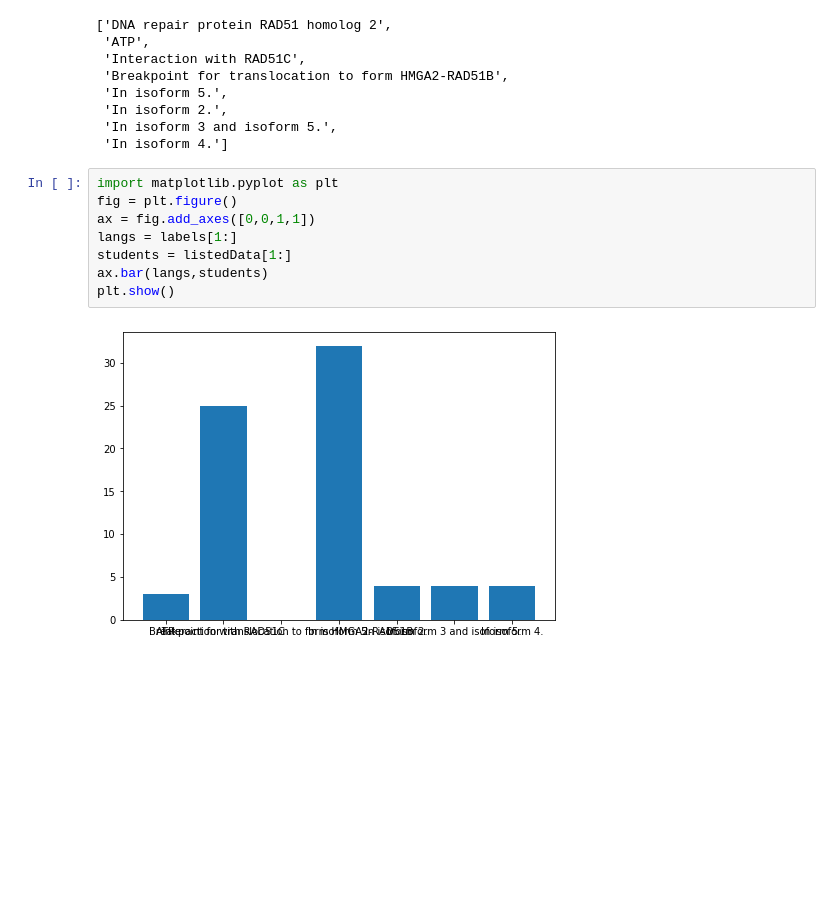
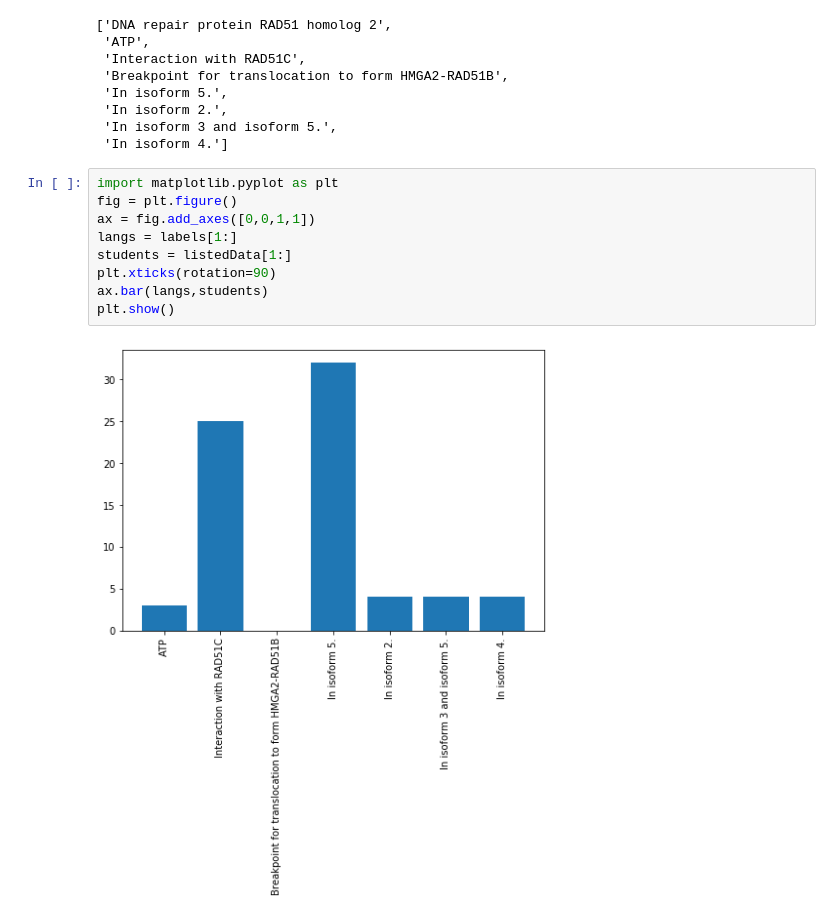
Before and after one commit to hossam-zaki/BSRP2020, a Jupyter notebook: protein_domain_plot/SNV Exon Analysis.ipynb, the cells around one changed output. Saved outputs shown, nothing was run; the diff lists cells and outputs as text; blank space fills up the shorter version.

```diff
--- a/protein_domain_plot/SNV Exon Analysis.ipynb
+++ b/protein_domain_plot/SNV Exon Analysis.ipynb
@@ -119,10 +119,11 @@ labels
 # %%
 import matplotlib.pyplot as plt
 fig = plt.figure()
 ax = fig.add_axes([0,0,1,1])
 langs = labels[1:]
 students = listedData[1:]
+plt.xticks(rotation=90)
 ax.bar(langs,students)
 plt.show()
 # %% [output]
-[figure, old version]
+[figure, new version]
```
Also changed, not shown: parts of 1 cell of this notebook, 8 other files.
